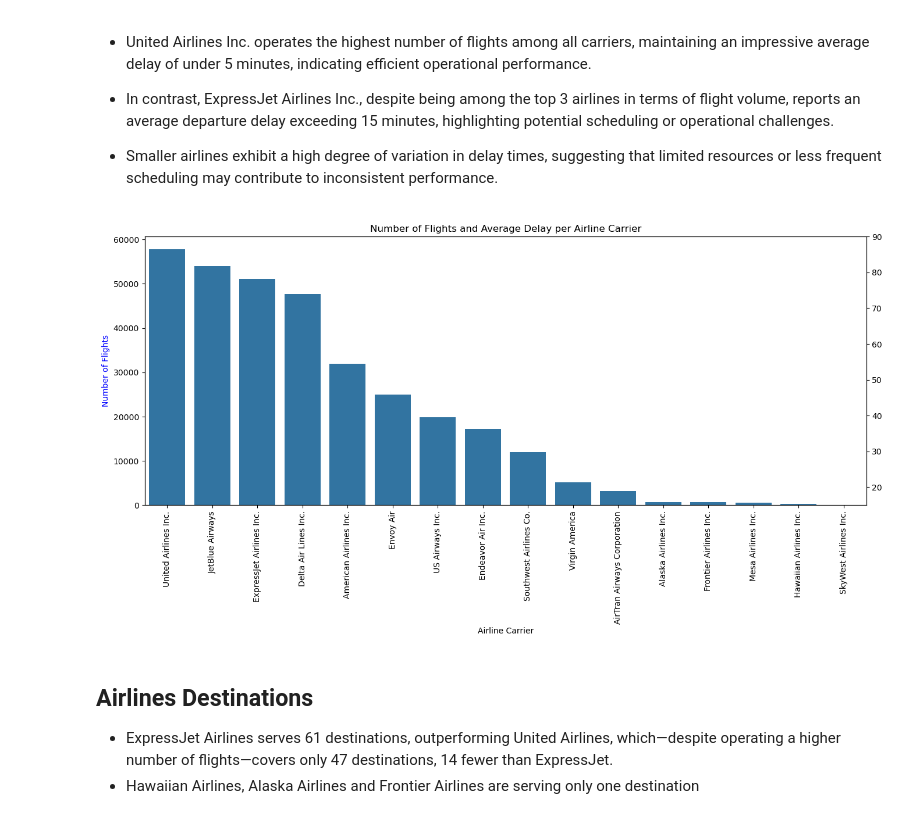
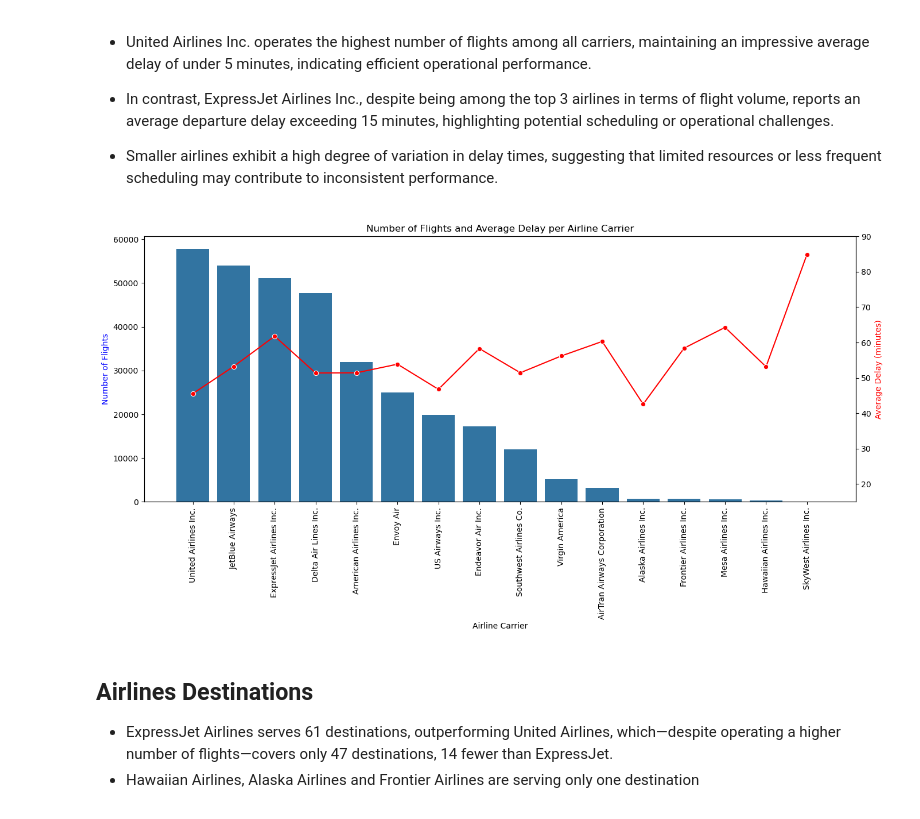
Before and after one commit to Ahmed-R-Hamdan/-Delayed-Departures-Investigating-NYC-Flights-in-2023, a Jupyter notebook: notebook.ipynb, the cells around one changed output. Saved outputs shown, nothing was run; the diff lists cells and outputs as text; code cells hidden in the pictures.

```diff
--- a/notebook.ipynb
+++ b/notebook.ipynb
@@ -368,26 +372,25 @@ plt.show()
 # %%
 # Create a figure and a set of subplots
 fig, ax1 = plt.subplots(figsize=(16, 6))
 
 # Plot the count of flights for each carrier using a count plot
 sns.countplot(data=flight_data, x='airline_name', ax=ax1, order=flight_data['airline_name'].value_counts().index)
 ax1.set_ylabel('Number of Flights', color='b')
 ax1.set_xlabel('Airline Carrier')
 #plt.title('Number of Flights per Airline Carrier')
 plt.xticks(rotation=90)
 
 #Create a second y-axis to plot the average delay
 ax2 = ax1.twinx()
-#sns.lineplot(x= )
-# avg_delay_per_carrier = delayed_flights.groupby('airline_name')['arr_delay'].mean().sort_values(ascending=False)
-# sns.lineplot(x=avg_delay_per_carrier.index, y=avg_delay_per_carrier.values, ax=ax2, color='r', marker='o')
-# ax2.set_ylabel('Average Delay (minutes)', color='r')
+avg_delay_per_carrier = delayed_flights.groupby('airline_name')['arr_delay'].mean().sort_values(ascending=False)
+sns.lineplot(x=avg_delay_per_carrier.index, y=avg_delay_per_carrier.values, ax=ax2, color='r', marker='o')
+ax2.set_ylabel('Average Delay (minutes)', color='r')
 ax2.set_ylim(15,90)
 #ax2.axhline(15, color='black', linestyle='--')  # Corrected line
 plt.title('Number of Flights and Average Delay per Airline Carrier')
 plt.show()
 # %% [output]
-[figure, old version]
+[figure, new version]
 # %% [markdown]
 ## Airlines Destinations
 - ExpressJet Airlines serves 61 destinations, outperforming United Airlines, which—despite operating a higher number of flights—covers only 47 destinations, 14 fewer than ExpressJet.
```
Also changed, not shown: parts of 9 cells of this notebook.
